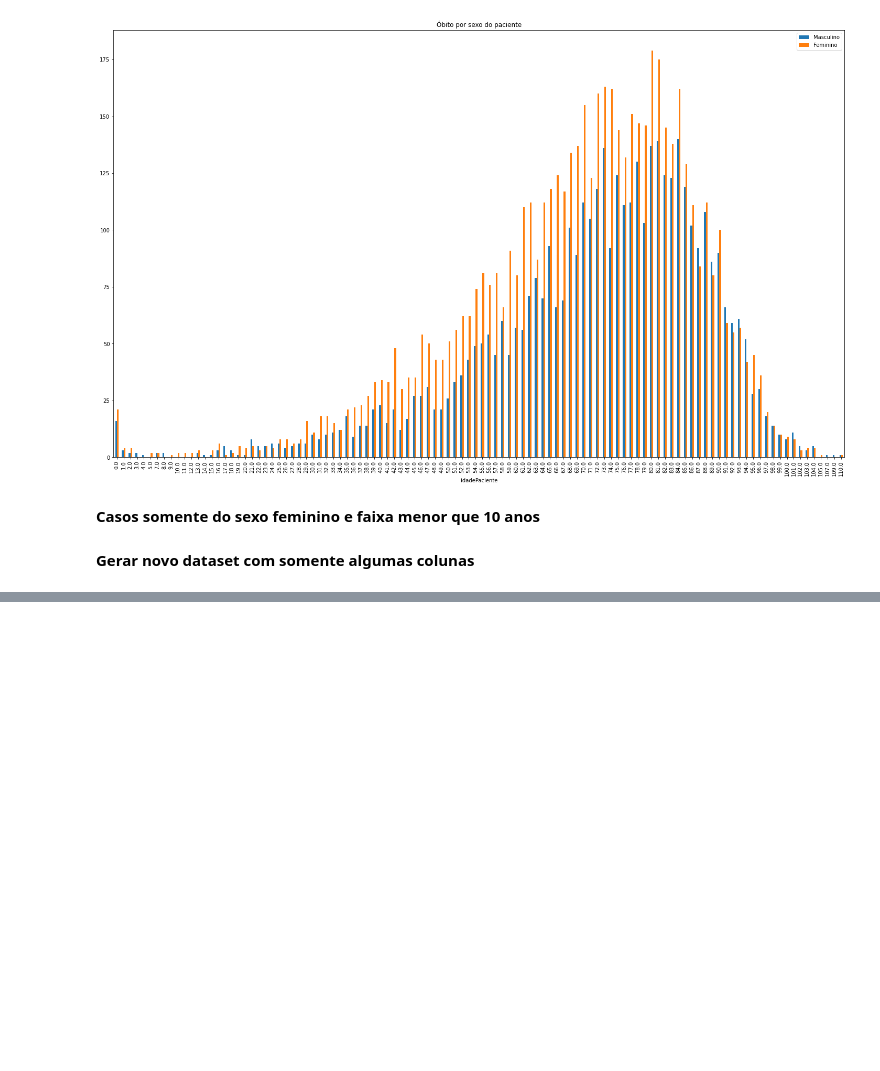
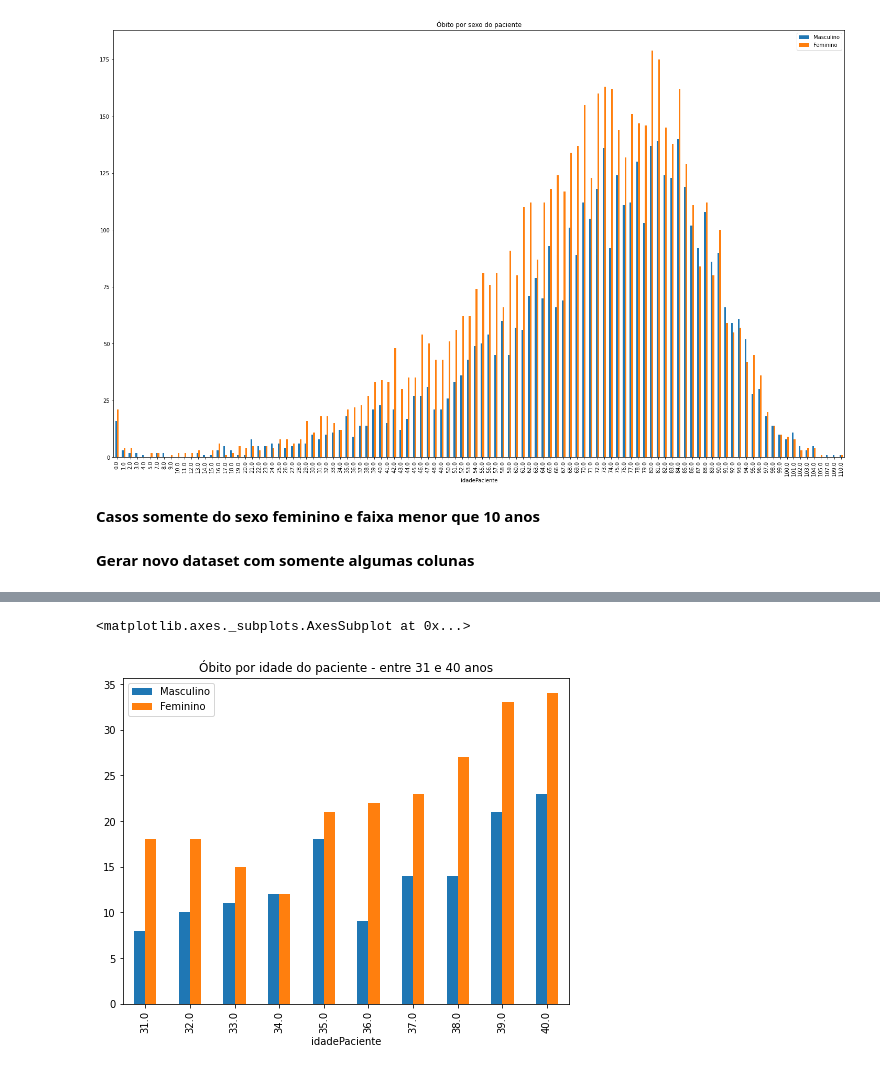
Before and after one commit to ominivac/analise_integraSUS, a Jupyter notebook: Analise_de_dados_do_IntegraSUS.ipynb, the cells around one changed output, grey strips where cells are left out. Cells and saved outputs as stored; diff of their text form; code cells hidden in the pictures; blank space fills up the shorter version.

```diff
--- a/Analise_de_dados_do_IntegraSUS.ipynb
+++ b/Analise_de_dados_do_IntegraSUS.ipynb
@@ -473,6 +477,9 @@ df_obit_plot_faixa3.plot.bar(title='Óbito por idade do paciente - entre 15 e 20
 # %%
-df_obit_faixa4 = df_obito.loc[ (df_obito['idadePaciente'] >= 20.0) & (df_obito['idadePaciente'] < 40.0)]
+df_obit_faixa4 = df_obito.loc[ (df_obito['faixaIdade'] == '31-40')]
 df_obit_plot_faixa4 = df_obit_faixa4.groupby(['idadePaciente', 'sexoPaciente']).size().unstack('sexoPaciente')
 df_obit_plot_faixa4.columns = ['Masculino', 'Feminino']
-df_obit_plot_faixa4.plot.bar(title='Óbito por idade do paciente - entre 20 e 40 anos', figsize=(8,6) )
+df_obit_plot_faixa4.plot.bar(title='Óbito por idade do paciente - entre 31 e 40 anos', figsize=(8,6) )
+# %% [output]
+<matplotlib.axes._subplots.AxesSubplot at 0x...>
+[figure, added]
 # %%
```
Also changed, not shown: parts of 11 cells of this notebook.
